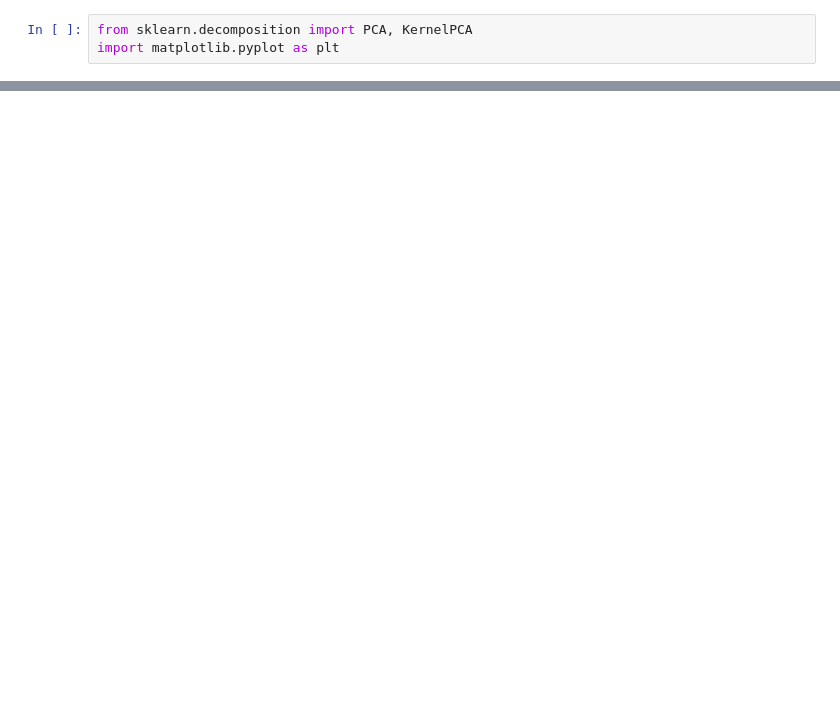
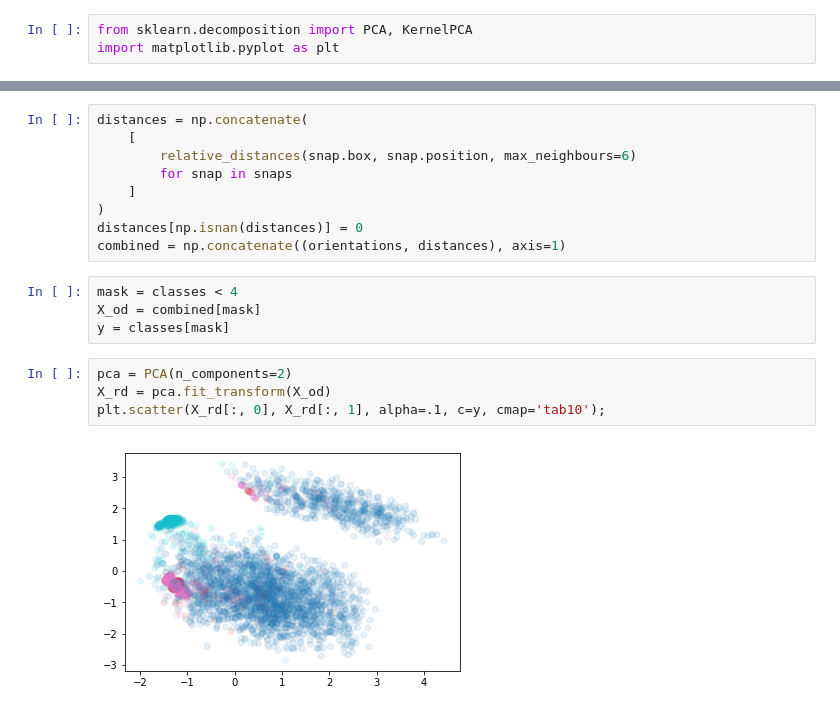
Before and after one commit to malramsay64/MLCrystals, a Jupyter notebook: notebooks/02_Features.ipynb, the cells around one changed output, grey strips where cells are left out. Saved outputs shown, nothing was run; the diff lists cells and outputs as text; blank space fills up the shorter version.

```diff
--- a/notebooks/02_Features.ipynb
+++ b/notebooks/02_Features.ipynb
@@ -49,2 +212,21 @@ plt.scatter(X_r[:, 0], X_r[:, 1], alpha=.4, c=y);
+# %%
+distances = np.concatenate(
+    [
+        relative_distances(snap.box, snap.position, max_neighbours=6)
+        for snap in snaps
+    ]
+)
+distances[np.isnan(distances)] = 0
+combined = np.concatenate((orientations, distances), axis=1)
+# %%
+mask = classes < 4
+X_od = combined[mask]
+y = classes[mask]
+# %%
+pca = PCA(n_components=2)
+X_rd = pca.fit_transform(X_od)
+plt.scatter(X_rd[:, 0], X_rd[:, 1], alpha=.1, c=y, cmap='tab10');
+# %% [output]
+[figure, added]
 # %%
 kpca = KernelPCA(n_components=2, kernel='rbf')
```
Also changed, not shown: parts of 34 cells of this notebook, 2 other files.
